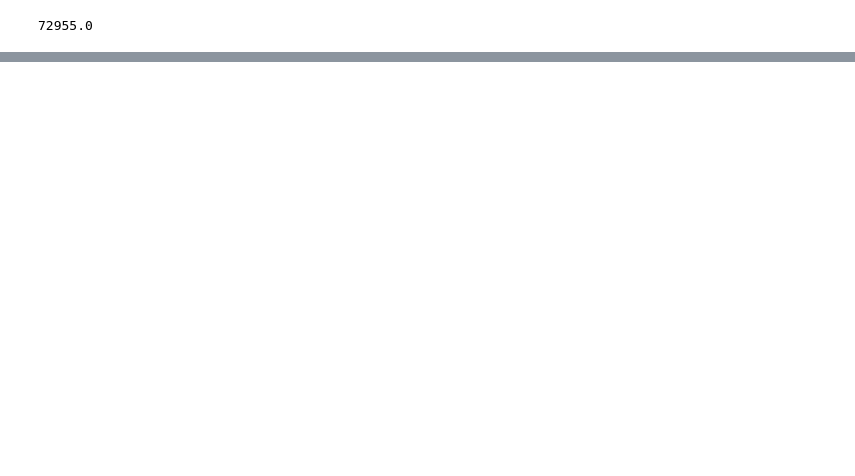
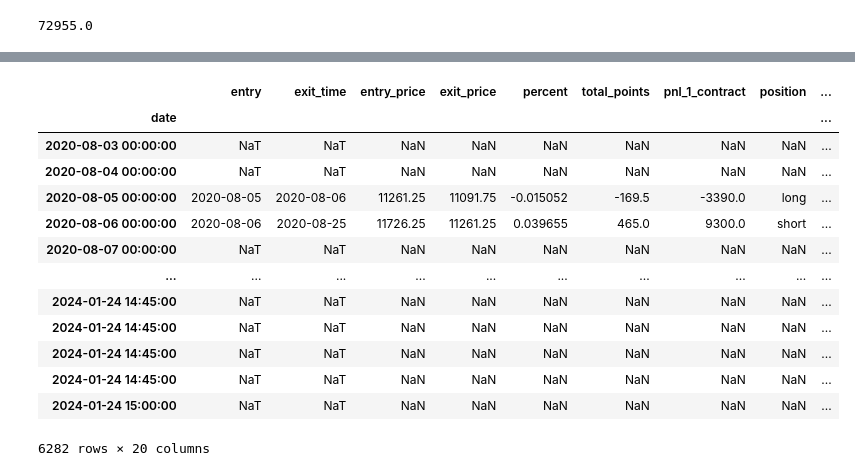
Before and after one commit to elliotwatt/project2, a Jupyter notebook: market_prof_w_comments.ipynb, the cells around one changed output, grey strips where cells are left out. Cells and saved outputs as stored; diff of their text form; code cells hidden in the pictures; blank space fills up the shorter version.

```diff
--- a/market_prof_w_comments.ipynb
+++ b/market_prof_w_comments.ipynb
@@ -354,0 +411,9 @@ short_pnl
+# %%
+news_file = Path('C:\\Users\\Elliot\\Documents\\coding\\Berkeley\\project2\\calendar-event-list.csv')
+news_df = pd.read_csv(news_file)
+news_df.columns = ['id', 'date', 'name', 'impact', 'currency']
+news_df['date'] = pd.to_datetime(news_df['date'])
+news_df = news_df.set_index('date')
+news_df.drop(news_df[news_df['impact'] == 'LOW'].index, inplace=True)
+news_df.drop(news_df[news_df['impact'] == 'NONE'].index, inplace=True)
+news_df
@@ -354,0 +435,18 @@ short_pnl
+# %%
+nas_trades_news = pd.concat([nas_and_trades, news_df], axis=1)
+nas_trades_news
+# %% [output]
+|  | entry | exit_time | entry_price | exit_price | percent | total_points | pnl_1_contract | position | ... |
+| date |  |  |  |  |  |  |  |  | ... |
+| 2020-08-03 00:00:00 | NaT | NaT | NaN | NaN | NaN | NaN | NaN | NaN | ... |
+| 2020-08-04 00:00:00 | NaT | NaT | NaN | NaN | NaN | NaN | NaN | NaN | ... |
+| 2020-08-05 00:00:00 | 2020-08-05 | 2020-08-06 | 11261.25 | 11091.75 | -0.015052 | -169.5 | -3390.0 | long | ... |
+| 2020-08-06 00:00:00 | 2020-08-06 | 2020-08-25 | 11726.25 | 11261.25 | 0.039655 | 465.0 | 9300.0 | short | ... |
+| 2020-08-07 00:00:00 | NaT | NaT | NaN | NaN | NaN | NaN | NaN | NaN | ... |
+| ... | ... | ... | ... | ... | ... | ... | ... | ... | ... |
+| 2024-01-24 14:45:00 | NaT | NaT | NaN | NaN | NaN | NaN | NaN | NaN | ... |
+| 2024-01-24 14:45:00 | NaT | NaT | NaN | NaN | NaN | NaN | NaN | NaN | ... |
+| 2024-01-24 14:45:00 | NaT | NaT | NaN | NaN | NaN | NaN | NaN | NaN | ... |
+| 2024-01-24 14:45:00 | NaT | NaT | NaN | NaN | NaN | NaN | NaN | NaN | ... |
+| 2024-01-24 15:00:00 | NaT | NaT | NaN | NaN | NaN | NaN | NaN | NaN | ... |
+6282 rows × 20 columns
```
Also changed, not shown: parts of 8 cells of this notebook, 2 other files.
